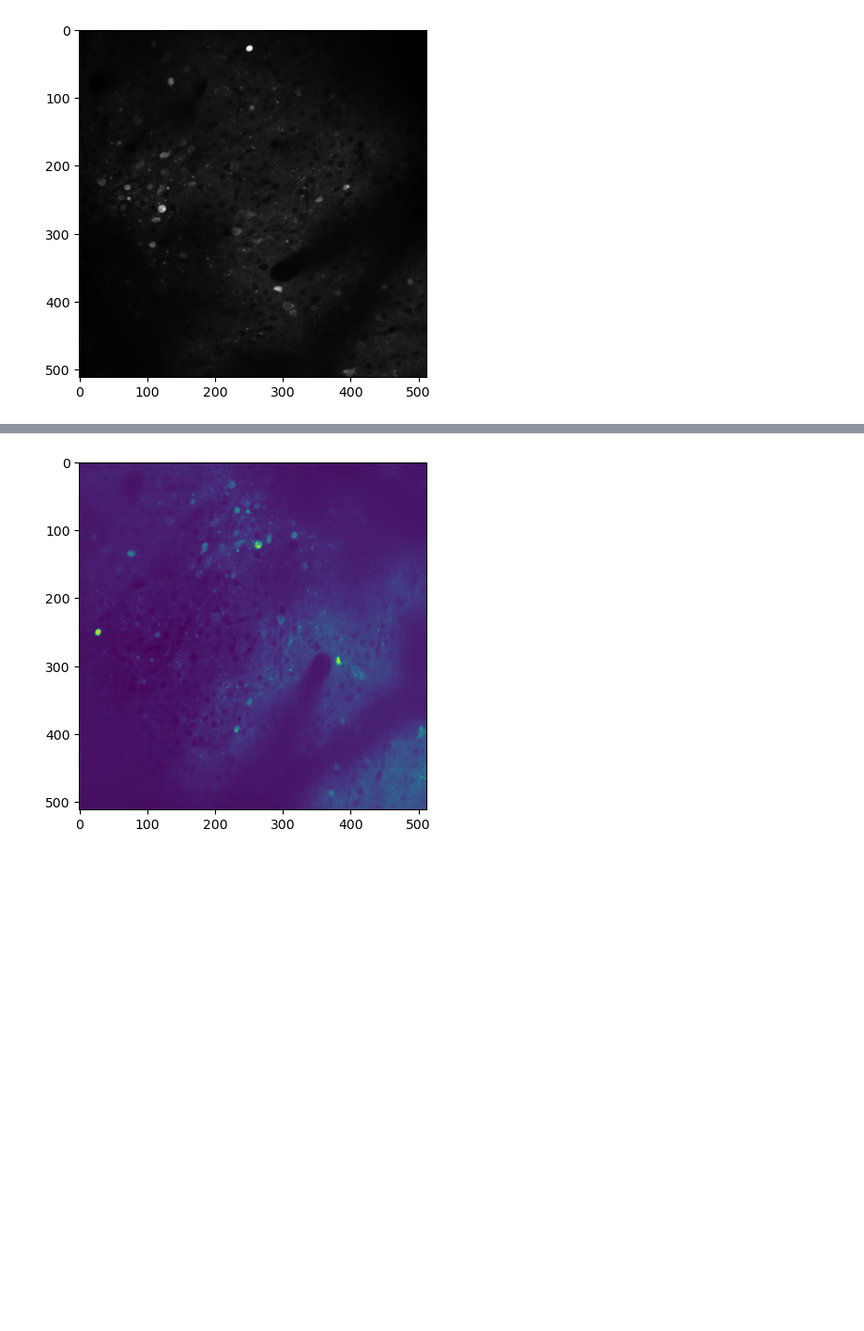
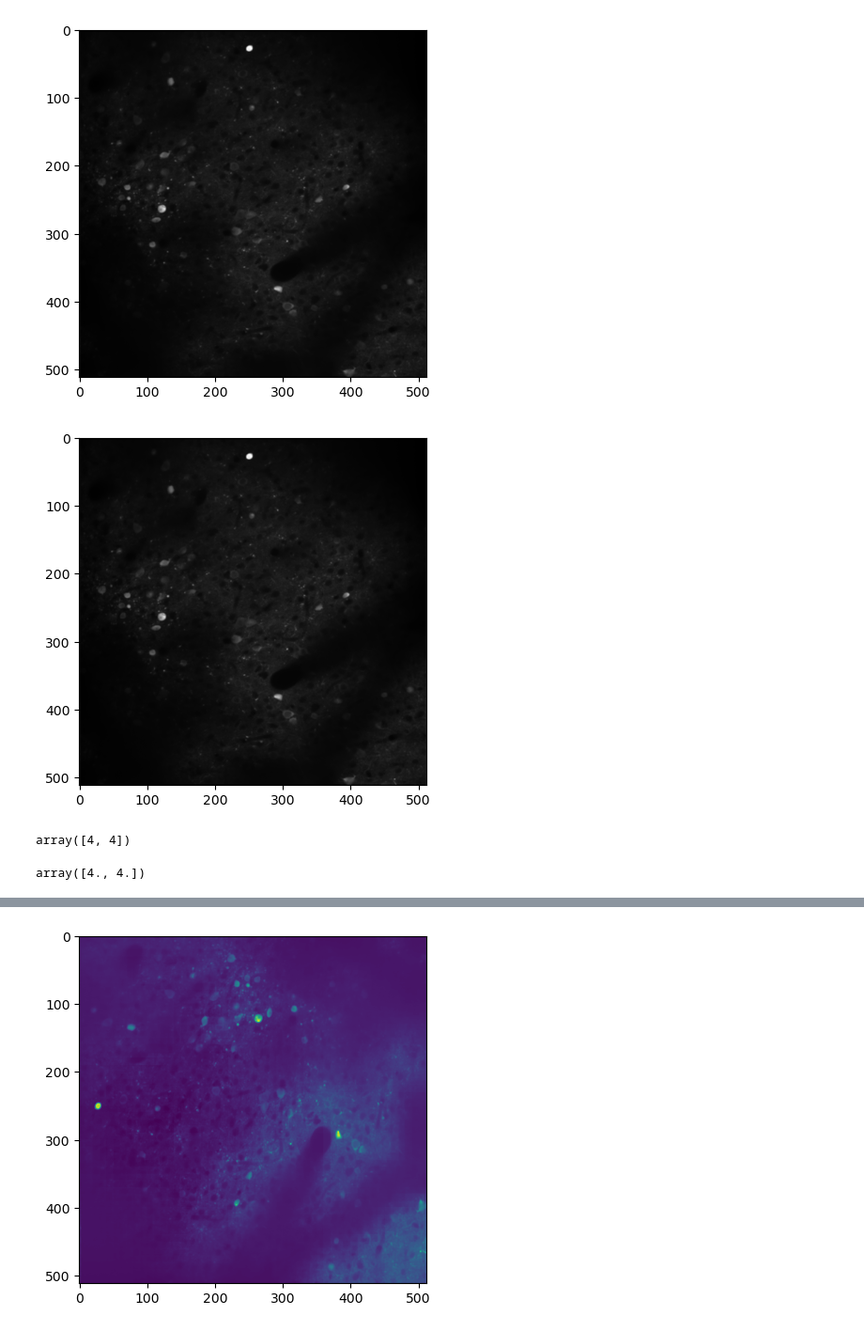
Before and after one commit to dhino2000/optic, a Jupyter notebook: notebook/CheckCaimanData.ipynb, the cells around one changed output, grey strips where cells are left out. Shown at 94% size. Saved outputs shown, nothing was run; the diff lists cells and outputs as text; code cells hidden in the pictures; blank space fills up the shorter version.

```diff
--- a/notebook/CheckCaimanData.ipynb
+++ b/notebook/CheckCaimanData.ipynb
@@ -98,3 +103,23 @@ plt.figure(); plt.imshow(bg_mean, cmap="gray")
 plt.show()
 # %% [output]
 [figure]
+# %%
+b = cnmf_result.estimates.b
+f = cnmf_result.estimates.f
+dims = cnmf_result.estimates.dims
+
+bg_all = np.reshape(b.dot(f), (dims[0], dims[1], f.shape[1]), order='F')
+bg_max = bg_all.max(axis=2)
+
+plt.figure(); plt.imshow(bg_max, cmap="gray")
+plt.show()
+# %% [output]
+[figure, added]
+# %%
+cnmf_result.params.init["gSig"]
+# %% [output]
+array([4, 4])
+# %%
+np.ceil(diameter)
+# %% [output]
+array([4., 4.])
```
Also changed, not shown: parts of 4 cells of this notebook, 4 other files.
